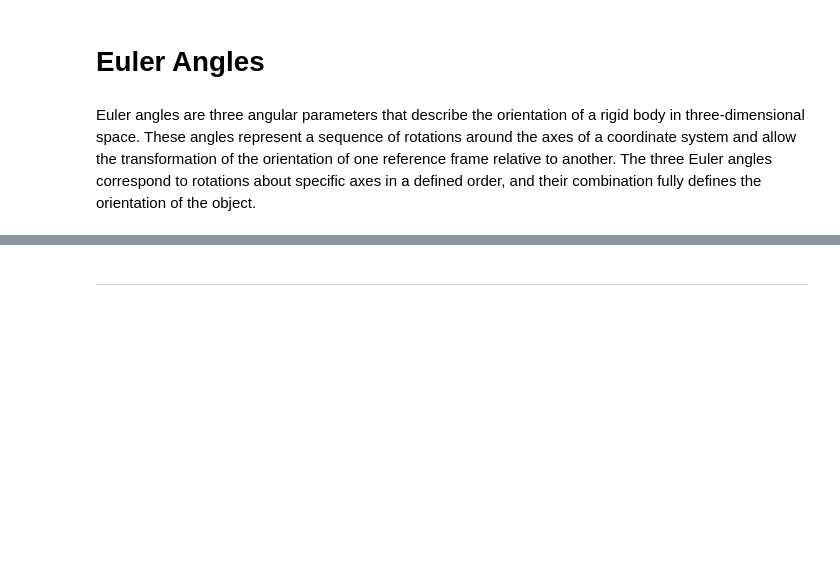
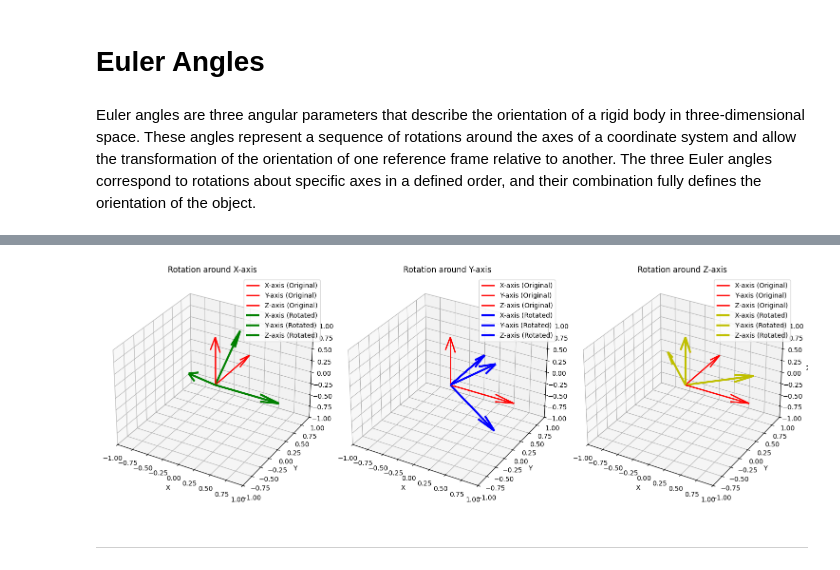
Before and after one commit to sbolanowski/spacecraft-dynamics, a Jupyter notebook: kinematics/euler_angles.ipynb, the cells around one changed output, grey strips where cells are left out. Drawn from its saved outputs; the diff is of its cells as text; code cells hidden in the pictures; blank space fills up the shorter version.

Commit message:
euler rotations

```diff
--- a/kinematics/euler_angles.ipynb
+++ b/kinematics/euler_angles.ipynb
@@ -14,3 +70,90 @@ import matplotlib.animation as animation
+# %%
+axes = np.array([[1, 0, 0], [0, 1, 0], [0, 0, 1]])
+
+Rx_np = sm.lambdify(phi, Rx, "numpy")
+Ry_np = sm.lambdify(theta, Ry, "numpy")
+Rz_np = sm.lambdify(psi, Rz, "numpy")
+
+# Set rotation angles in radians
+phi_val = np.pi / 4  # 45 degrees
+theta_val = np.pi / 4
+psi_val = np.pi / 4
+
+Rx_rot = Rx_np(phi_val) @ axes.T
+Ry_rot = Ry_np(theta_val) @ axes.T
+Rz_rot = Rz_np(psi_val) @ axes.T
+
+fig = plt.figure(figsize=(15, 5))
+
+
+# Plot for Rotation around X-axis
+ax = fig.add_subplot(131, projection='3d')
+
+ax.quiver(0, 0, 0, axes[0, 0], axes[0, 1], axes[0, 2], color='r', label='X-axis (Original)', linewidth=2)
+ax.quiver(0, 0, 0, axes[1, 0], axes[1, 1], axes[1, 2], color='r', label='Y-axis (Original)', linewidth=2)
+ax.quiver(0, 0, 0, axes[2, 0], axes[2, 1], axes[2, 2], color='r', label='Z-axis (Original)', linewidth=2)
+
+ax.quiver(0, 0, 0, Rx_rot[0, 0], Rx_rot[1, 0], Rx_rot[2, 0], color='g', label='X-axis (Rotated)', linewidth=3)
+ax.quiver(0, 0, 0, Rx_rot[0, 1], Rx_rot[1, 1], Rx_rot[2, 1], color='g', label='Y-axis (Rotated)', linewidth=3)
+ax.quiver(0, 0, 0, Rx_rot[0, 2], Rx_rot[1, 2], Rx_rot[2, 2], color='g', label='Z-axis (Rotated)', linewidth=3)
+
+ax.set_xlim([-1, 1])
+ax.set_ylim([-1, 1])
+ax.set_zlim([-1, 1])
+ax.set_title('Rotation around X-axis')
+ax.set_xlabel('X')
+ax.set_ylabel('Y')
+ax.set_zlabel('Z')
+ax.legend()
+
+
+
+# Plot for Rotation around Y-axis
+ax = fig.add_subplot(132, projection='3d')
+
+ax.quiver(0, 0, 0, axes[0, 0], axes[0, 1], axes[0, 2], color='r', label='X-axis (Original)', linewidth=2)
+ax.quiver(0, 0, 0, axes[1, 0], axes[1, 1], axes[1, 2], color='r', label='Y-axis (Original)', linewidth=2)
+ax.quiver(0, 0, 0, axes[2, 0], axes[2, 1], axes[2, 2], color='r', label='Z-axis (Original)', linewidth=2)
+
+ax.quiver(0, 0, 0, Ry_rot[0, 0], Ry_rot[1, 0], Ry_rot[2, 0], color='b', label='X-axis (Rotated)', linewidth=3)
+ax.quiver(0, 0, 0, Ry_rot[0, 1], Ry_rot[1, 1], Ry_rot[2, 1], color='b', label='Y-axis (Rotated)', linewidth=3)
+ax.quiver(0, 0, 0, Ry_rot[0, 2], Ry_rot[1, 2], Ry_rot[2, 2], color='b', label='Z-axis (Rotated)', linewidth=3)
+
+ax.set_xlim([-1, 1])
+ax.set_ylim([-1, 1])
+ax.set_zlim([-1, 1])
+ax.set_title('Rotation around Y-axis')
+ax.set_xlabel('X')
+ax.set_ylabel('Y')
+ax.set_zlabel('Z')
+ax.legend()
+
+
+
+# Plot for Rotation around Z-axis
+ax = fig.add_subplot(133, projection='3d')
+
+ax.quiver(0, 0, 0, axes[0, 0], axes[0, 1], axes[0, 2], color='r', label='X-axis (Original)', linewidth=2)
+ax.quiver(0, 0, 0, axes[1, 0], axes[1, 1], axes[1, 2], color='r', label='Y-axis (Original)', linewidth=2)
+ax.quiver(0, 0, 0, axes[2, 0], axes[2, 1], axes[2, 2], color='r', label='Z-axis (Original)', linewidth=2)
+
+ax.quiver(0, 0, 0, Rz_rot[0, 0], Rz_rot[1, 0], Rz_rot[2, 0], color='y', label='X-axis (Rotated)', linewidth=3)
+ax.quiver(0, 0, 0, Rz_rot[0, 1], Rz_rot[1, 1], Rz_rot[2, 1], color='y', label='Y-axis (Rotated)', linewidth=3)
+ax.quiver(0, 0, 0, Rz_rot[0, 2], Rz_rot[1, 2], Rz_rot[2, 2], color='y', label='Z-axis (Rotated)', linewidth=3)
+
+ax.set_xlim([-1, 1])
+ax.set_ylim([-1, 1])
+ax.set_zlim([-1, 1])
+ax.set_title('Rotation around Z-axis')
+ax.set_xlabel('X')
+ax.set_ylabel('Y')
+ax.set_zlabel('Z')
+ax.legend()
+
+plt.tight_layout()
+plt.show()
+# %% [output]
+[figure, added]
 # %% [markdown]
 ---
 # %%
```
Also changed, not shown: parts of 2 cells of this notebook.
